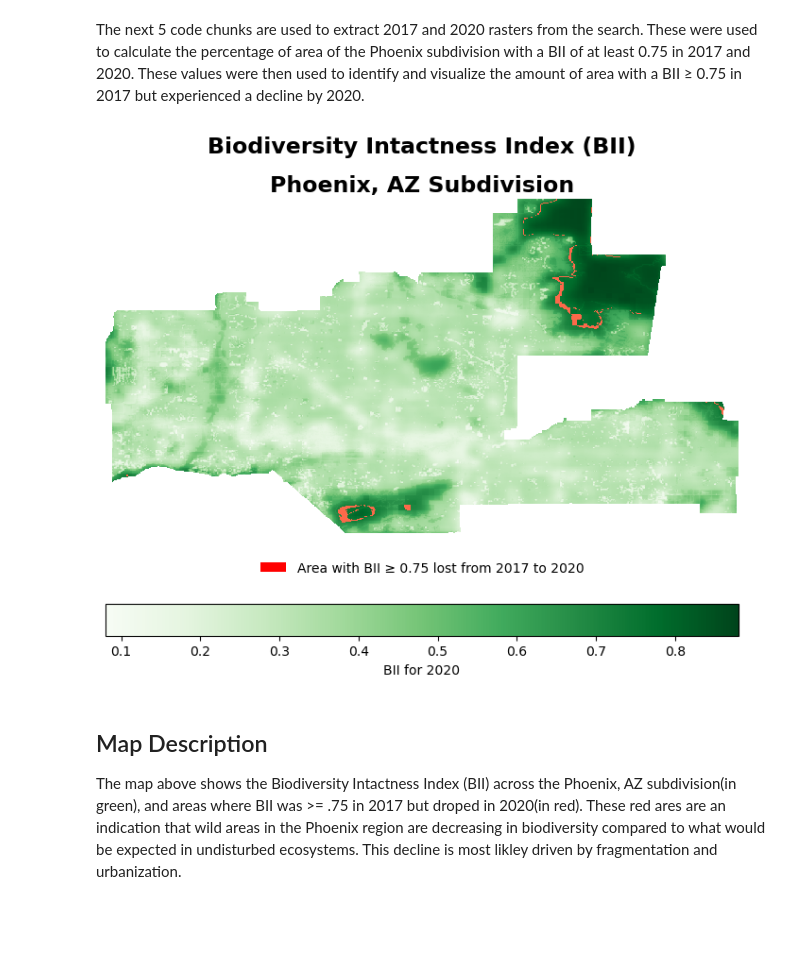
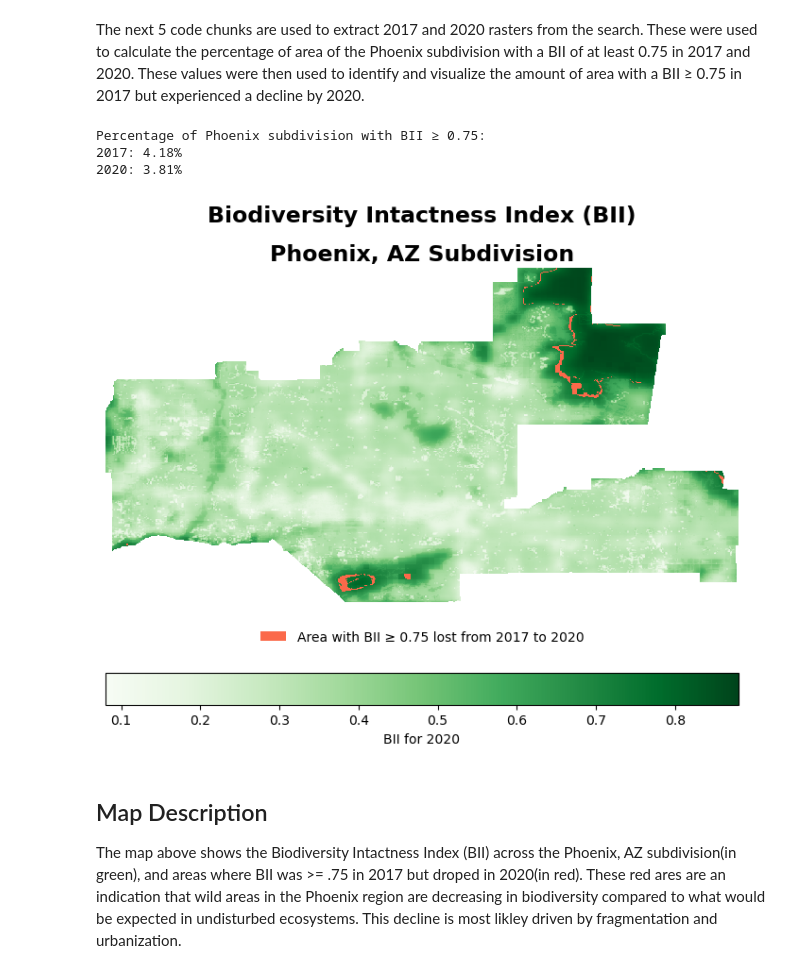
Before and after one commit to austinmartinez12/urbanization-bii-mapping, a Jupyter notebook: Biodiversity_analysis.ipynb, the cells around one changed output. Drawn from its saved outputs; the diff is of its cells as text; code cells hidden in the pictures; blank space fills up the shorter version.

```diff
--- a/Biodiversity_analysis.ipynb
+++ b/Biodiversity_analysis.ipynb
@@ -162,6 +169,15 @@ BII_75per_2017 = phx_2017_clip >= .75
 # Calculate the percent of area in each raster with BII ≥ 0.75
 Bii_2020 = (BII_75per_2020.sum() / BII_75per_2020.count())*100
 Bii_2017 = (BII_75per_2017.sum() / BII_75per_2017.count())*100
+
+# Print the percentage of area of the Phoenix subdivision with a BII of at least 0.75 in 2017 & 2020
+print(f"Percentage of Phoenix subdivision with BII ≥ 0.75:")
+print(f"2017: {Bii_2017:.2f}%")
+print(f"2020: {Bii_2020:.2f}%")
+# %% [output]
+Percentage of Phoenix subdivision with BII ≥ 0.75:
+2017: 4.18%
+2020: 3.81%
 # %%
 # Find pixels that had a BII >= .75 in 2017 but not in 2020
 Bii_lost_area = BII_75per_2017 & (~BII_75per_2020)
@@ -171,35 +187,38 @@ Bii_lost_area_mask = Bii_lost_area.where(Bii_lost_area!=0)
 # %%
 # Create a visualization showing the area with BII>=0.75 in 2017 that was lost by 2020
 fig, ax = plt.subplots(figsize=(7, 6))
 
 # Create choropleth map
-phx_2020_clip.plot(cmap = 'Greens', cbar_kwargs={'location':'bottom', # Legend location
-                                                 'label':'BII for 2020'})
+phx_2020_clip.plot(cmap='Greens',
+                   cbar_kwargs={'location':'bottom', 'label':'BII for 2020'})
 
 # Plot the lost area
-Bii_lost_area_mask.plot(ax=ax, cmap='Reds', add_colorbar = False)
+Bii_lost_area_mask.plot(ax=ax, cmap='Reds', add_colorbar=False)
 
 # Add title
-plt.suptitle('Biodiversity Intactness Index (BII)', fontsize=17, weight = 'bold')
-
-# Add subtitle
+plt.suptitle('Biodiversity Intactness Index (BII)', fontsize=17, weight='bold')
 ax.set_title('Phoenix, AZ Subdivision', fontsize=17, weight='bold')
 
-# Add legend of BII
-legend_elements = [patch.Patch(facecolor='red',
-                         label='Area with BII ≥ 0.75 lost from 2017 to 2020')]
+# Get a color from the Reds colormap
+reds_cmap = colormaps.get_cmap('Reds')
+lost_area_color = reds_cmap(0.5)   # Pick a red tone
+
+# Add legend with matching color
+legend_elements = [patch.Patch(facecolor=lost_area_color,
+                               label='Area with BII ≥ 0.75 lost from 2017 to 2020')]
 
 # Add a legend for BII loss
-ax.legend(handles=legend_elements, loc='upper center', bbox_to_anchor=(0.5, -0.05), ncol=5, edgecolor = "white")
+ax.legend(handles=legend_elements, loc='upper center',
+          bbox_to_anchor=(0.5, -0.05), ncol=5, edgecolor="white")
 
 # Remove axes
 ax.axis('off')
 
 # Display the map
 plt.tight_layout()
 plt.show()
 # %% [output]
-[figure, old version]
+[figure, new version]
 # %% [markdown]
 ## Map Description
 
```
Also changed, not shown: parts of 4 cells of this notebook, 1 other file.
